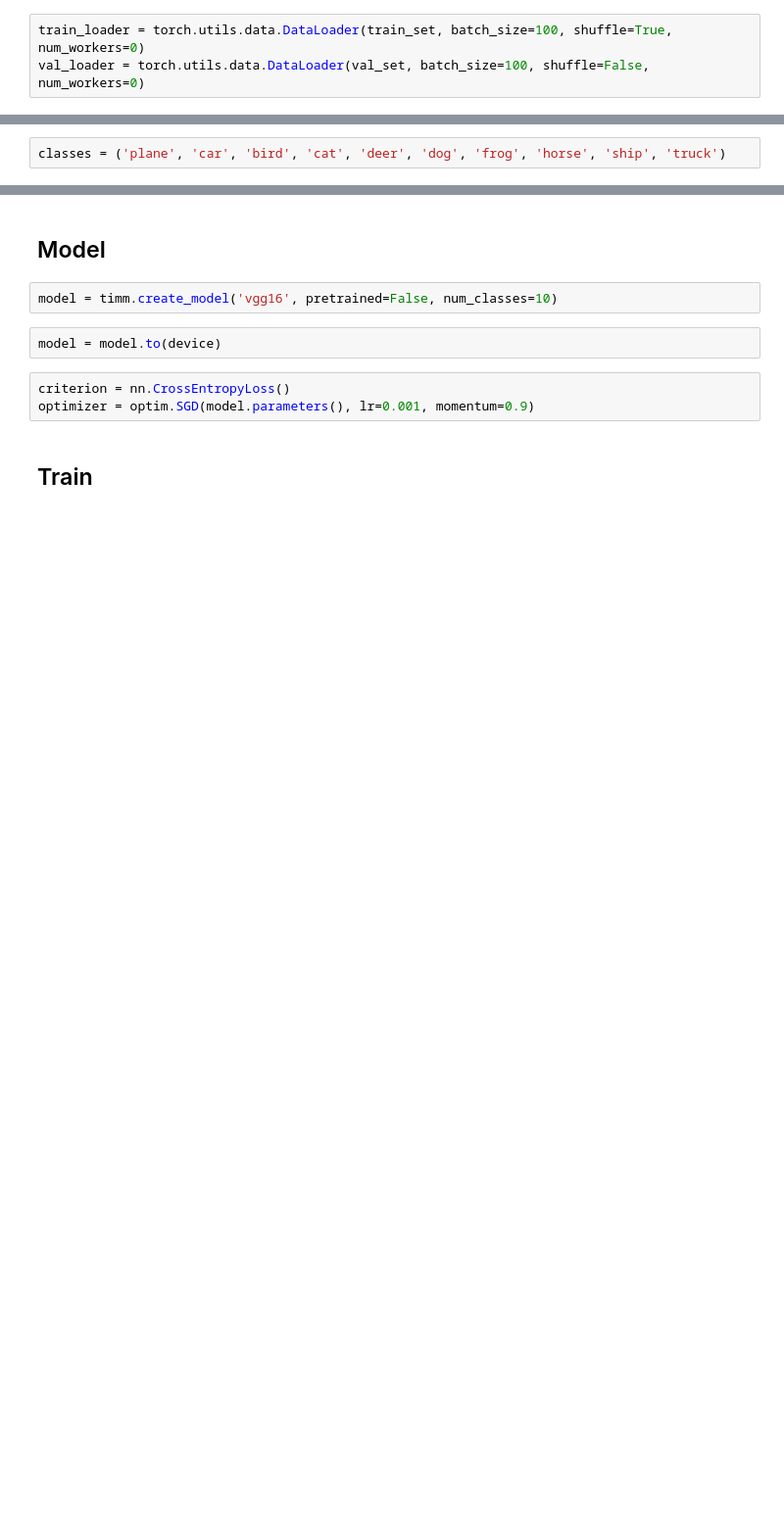
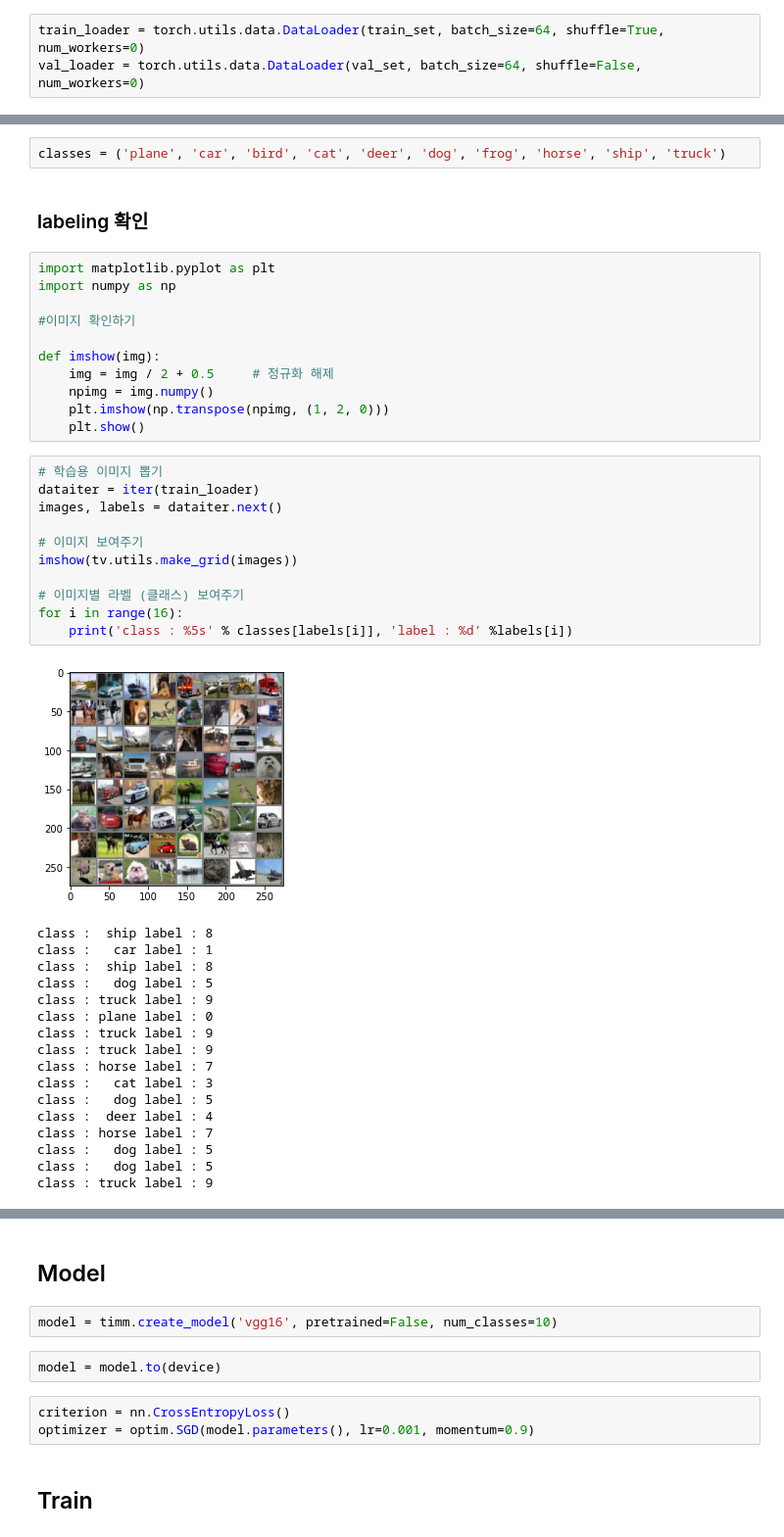
Before and after one commit to machine-learning-3/machine_learning_3, a Jupyter notebook: jy/VGG16.ipynb, the cells around one changed output, grey strips where cells are left out. Shown: that part at 98% size. Drawn from its saved outputs; the diff is of its cells as text; blank space fills up the shorter version.

```diff
--- a/jy/VGG16.ipynb
+++ b/jy/VGG16.ipynb
@@ -53,8 +53,8 @@ val_set = tv.datasets.CIFAR10(root='../data/', train=False, download=True, trans
 Files already downloaded and verified
 Files already downloaded and verified
 # %%
-train_loader = torch.utils.data.DataLoader(train_set, batch_size=100, shuffle=True, num_workers=0)
-val_loader = torch.utils.data.DataLoader(val_set, batch_size=100, shuffle=False, num_workers=0)
+train_loader = torch.utils.data.DataLoader(train_set, batch_size=64, shuffle=True, num_workers=0)
+val_loader = torch.utils.data.DataLoader(val_set, batch_size=64, shuffle=False, num_workers=0)
 # %%
 def make_test_list(data_dir):
 
@@ -110,2 +110,44 @@ test_loader = torch.utils.data.DataLoader(test_set, batch_size = 100, shuffle=Fa
 # %%
 classes = ('plane', 'car', 'bird', 'cat', 'deer', 'dog', 'frog', 'horse', 'ship', 'truck')
+# %% [markdown]
+### labeling 확인
+# %%
+import matplotlib.pyplot as plt
+import numpy as np
+
+#이미지 확인하기
+
+def imshow(img):
+    img = img / 2 + 0.5     # 정규화 해제
+    npimg = img.numpy()
+    plt.imshow(np.transpose(npimg, (1, 2, 0)))
+    plt.show()
+# %%
+# 학습용 이미지 뽑기
+dataiter = iter(train_loader)
+images, labels = dataiter.next()
+
+# 이미지 보여주기
+imshow(tv.utils.make_grid(images))
+
+# 이미지별 라벨 (클래스) 보여주기
+for i in range(16):
+    print('class : %5s' % classes[labels[i]], 'label : %d' %labels[i])
+# %% [output]
+[figure, added]
+class :  ship label : 8
+class :   car label : 1
+class :  ship label : 8
+class :   dog label : 5
+class : truck label : 9
+class : plane label : 0
+class : truck label : 9
+class : truck label : 9
+class : horse label : 7
+class :   cat label : 3
+class :   dog label : 5
+class :  deer label : 4
+class : horse label : 7
+class :   dog label : 5
+class :   dog label : 5
+class : truck label : 9
```
Also changed, not shown: parts of 10 cells of this notebook, 4 other files.
